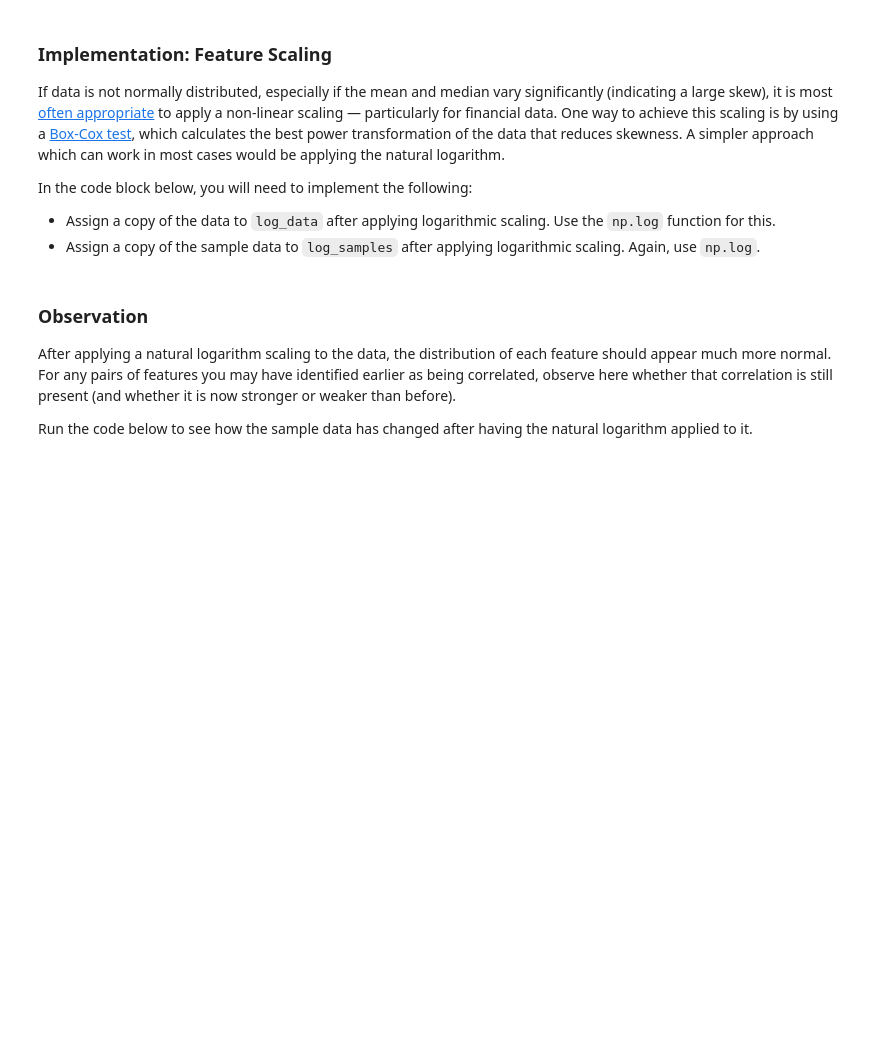
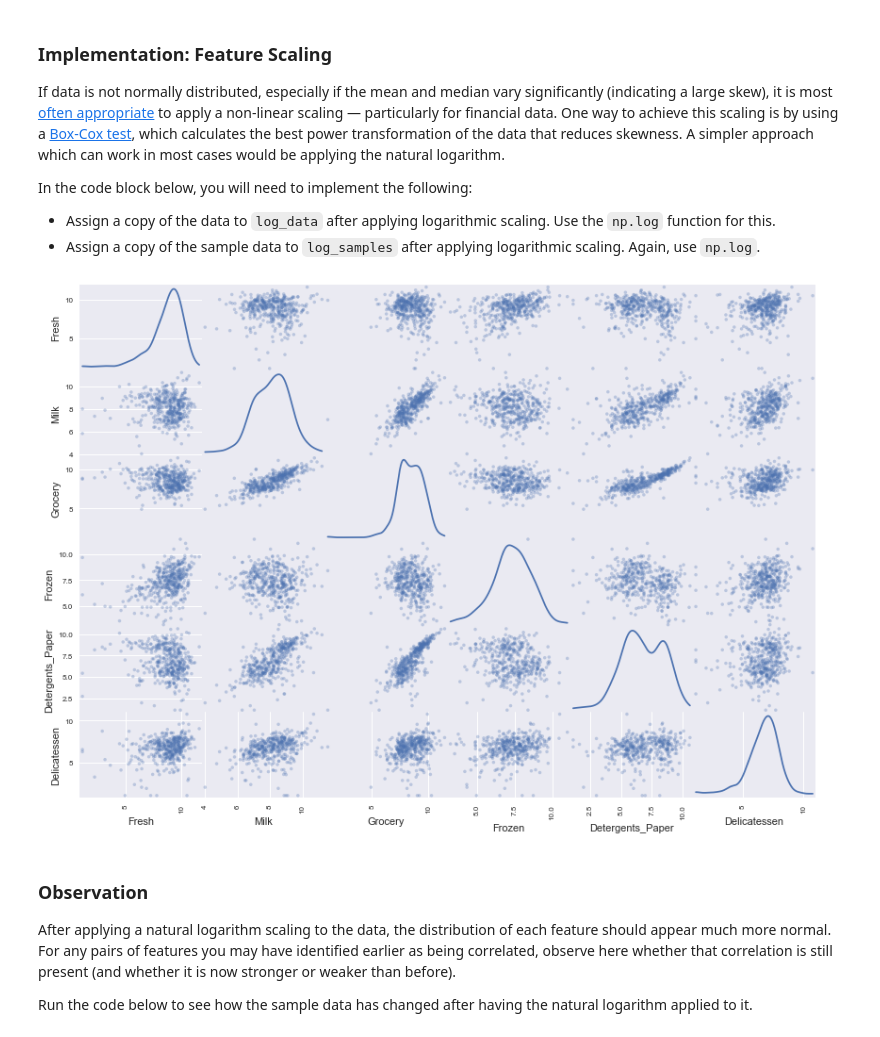
Before and after one commit to huli/mlnd, a Jupyter notebook: customer_segments/customer_segments.ipynb, the cells around one changed output. Saved outputs shown, nothing was run; the diff lists cells and outputs as text; code cells hidden in the pictures; blank space fills up the shorter version.

```diff
--- a/customer_segments/customer_segments.ipynb
+++ b/customer_segments/customer_segments.ipynb
@@ -239,14 +239,16 @@ In the code block below, you will need to implement the following:
  - Assign a copy of the data to `log_data` after applying logarithmic scaling. Use the `np.log` function for this.
  - Assign a copy of the sample data to `log_samples` after applying logarithmic scaling. Again, use `np.log`.
 # %%
-# TODO: Scale the data using the natural logarithm
-log_data = None
+# Scale the data using the natural logarithm
+log_data = np.log(data)
 
-# TODO: Scale the sample data using the natural logarithm
-log_samples = None
+# Scale the sample data using the natural logarithm
+log_samples = np.log(samples)
 
 # Produce a scatter matrix for each pair of newly-transformed features
-pd.scatter_matrix(log_data, alpha = 0.3, figsize = (14,8), diagonal = 'kde');
+pd.plotting.scatter_matrix(log_data, alpha = 0.3, figsize = (14, 10), diagonal = 'kde');
+# %% [output]
+[figure, added]
 # %% [markdown]
 ### Observation
 After applying a natural logarithm scaling to the data, the distribution of each feature should appear much more normal. For any pairs of features you may have identified earlier as being correlated, observe here whether that correlation is still present (and whether it is now stronger or weaker than before).
```
Also changed, not shown: parts of 8 cells of this notebook.
